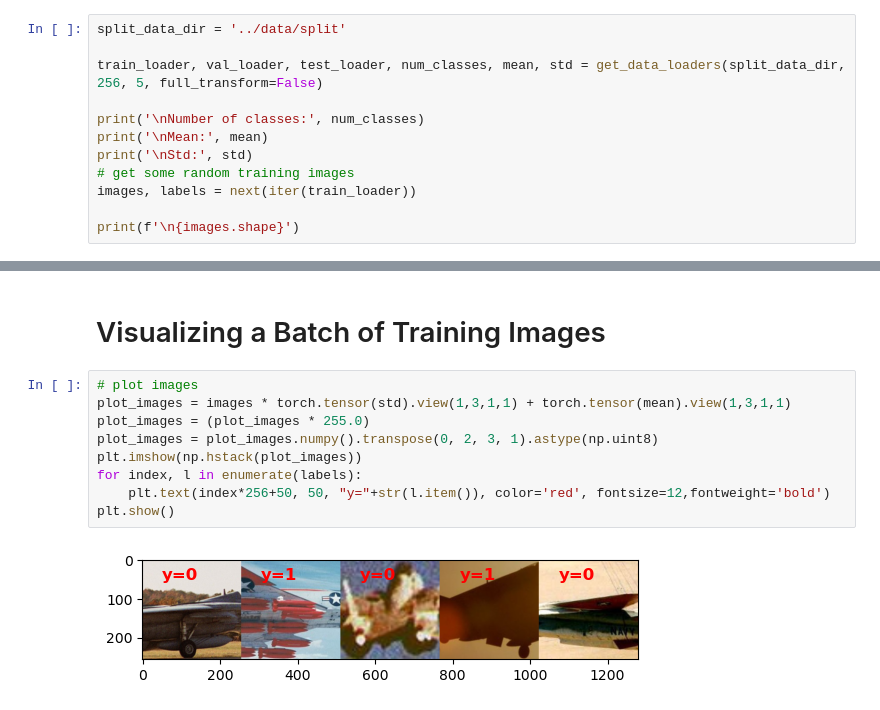
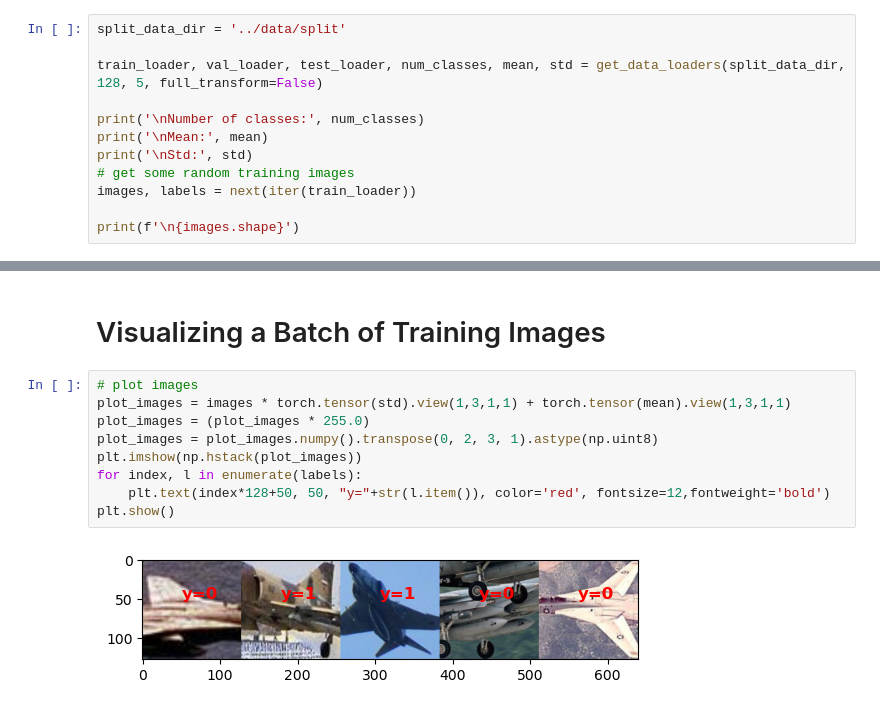
Before and after one commit to jonathanlevin7/early-detection, a Jupyter notebook: notebooks/data_demo.ipynb, the cells around one changed output, grey strips where cells are left out. Drawn from its saved outputs; the diff is of its cells as text.

```diff
--- a/notebooks/data_demo.ipynb
+++ b/notebooks/data_demo.ipynb
@@ -21,7 +18,7 @@ crop_size = config['transforms']['crop_size']
 # %%
 split_data_dir = '../data/split'
 
-train_loader, val_loader, test_loader, num_classes, mean, std = get_data_loaders(split_data_dir, 256, 5, full_transform=False)
+train_loader, val_loader, test_loader, num_classes, mean, std = get_data_loaders(split_data_dir, 128, 5, full_transform=False)
 
 print('\nNumber of classes:', num_classes)
 print('\nMean:', mean)
@@ -50,11 +63,11 @@ torch.Size([5, 3, 256, 256])
 # %%
 # plot images
 plot_images = images * torch.tensor(std).view(1,3,1,1) + torch.tensor(mean).view(1,3,1,1)
 plot_images = (plot_images * 255.0)
 plot_images = plot_images.numpy().transpose(0, 2, 3, 1).astype(np.uint8)
 plt.imshow(np.hstack(plot_images))
 for index, l in enumerate(labels):
-    plt.text(index*256+50, 50, "y="+str(l.item()), color='red', fontsize=12,fontweight='bold')
+    plt.text(index*128+50, 50, "y="+str(l.item()), color='red', fontsize=12,fontweight='bold')
 plt.show()
 # %% [output]
-[figure, old version]
+[figure, new version]
```
Also changed, not shown: parts of 2 cells of this notebook, 3 other files.
